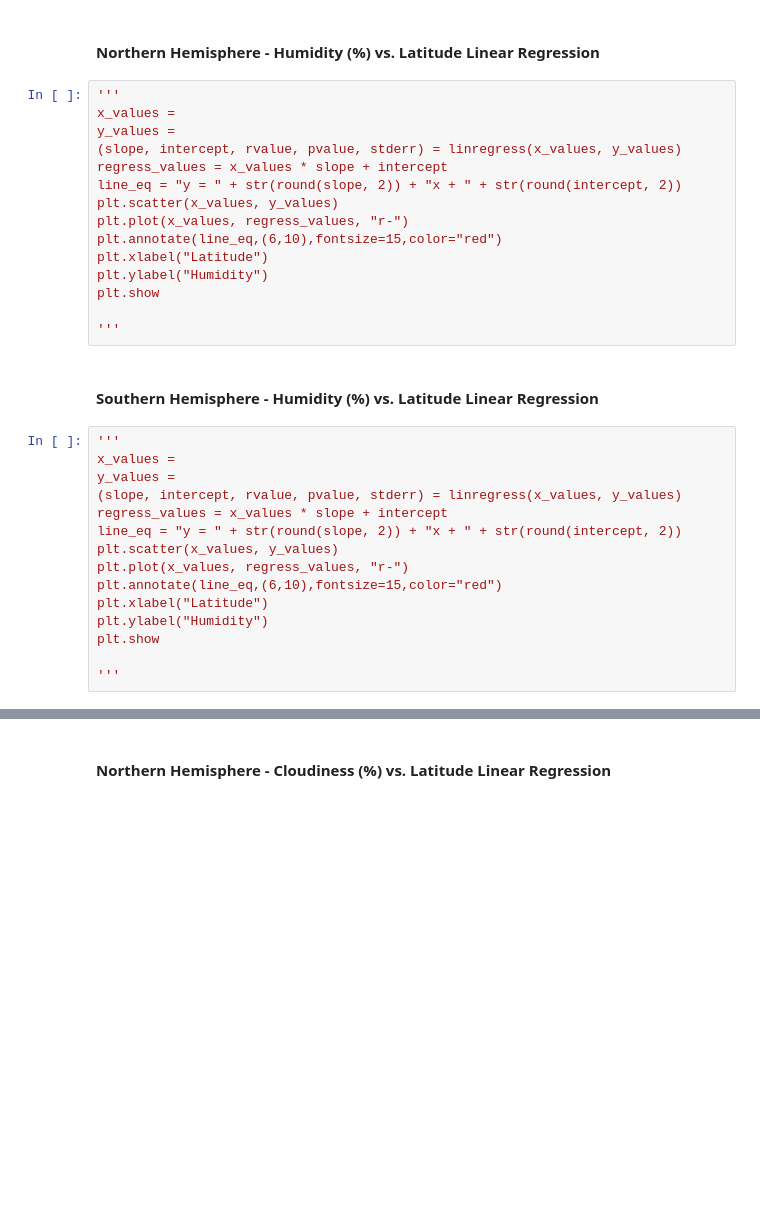
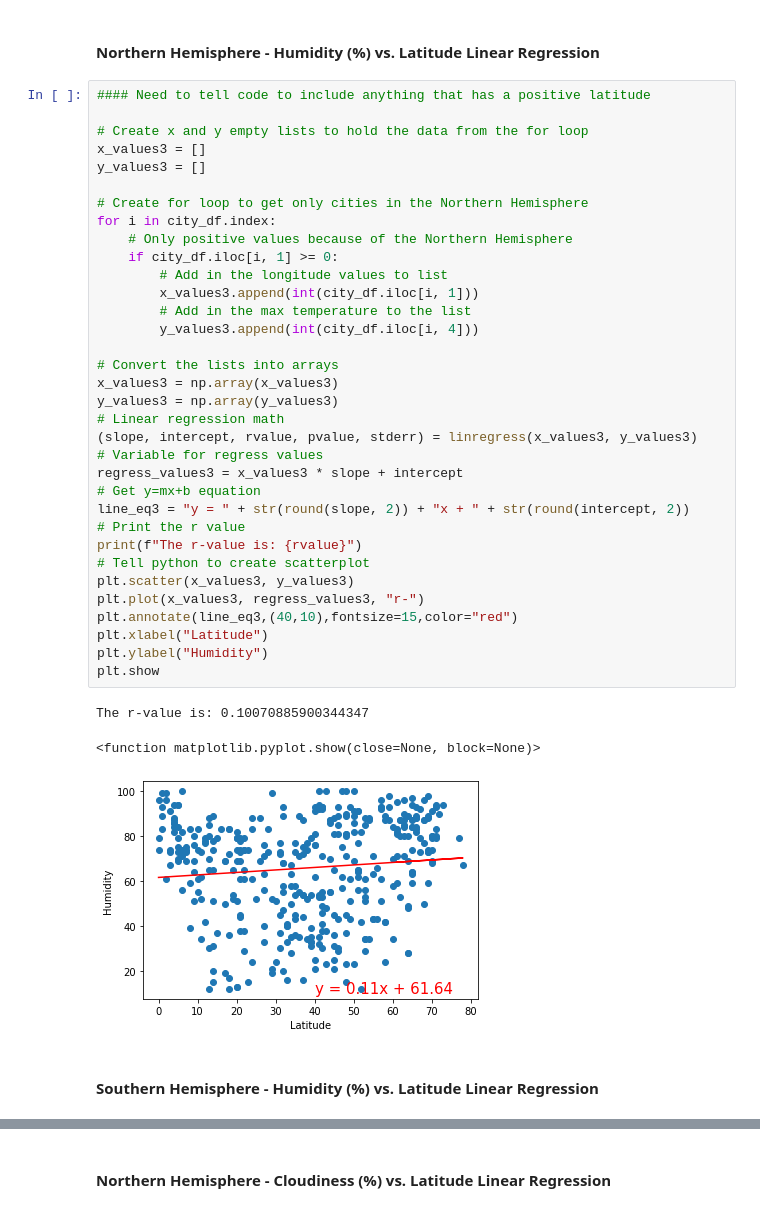
Before and after one commit to ashparra97/python-api-challenge, a Jupyter notebook: WeatherPy/WeatherPy.ipynb, the cells around one changed output, grey strips where cells are left out. Cells and saved outputs as stored; diff of their text form; blank space fills up the shorter version.

```diff
--- a/WeatherPy/WeatherPy.ipynb
+++ b/WeatherPy/WeatherPy.ipynb
@@ -260,34 +307,42 @@ plt.show
 # %% [markdown]
 ####  Northern Hemisphere - Humidity (%) vs. Latitude Linear Regression
-# %%
-'''
-x_values =
-y_values =
-(slope, intercept, rvalue, pvalue, stderr) = linregress(x_values, y_values)
-regress_values = x_values * slope + intercept
-line_eq = "y = " + str(round(slope, 2)) + "x + " + str(round(intercept, 2))
-plt.scatter(x_values, y_values)
-plt.plot(x_values, regress_values, "r-")
-plt.annotate(line_eq,(6,10),fontsize=15,color="red")
-plt.xlabel("Latitude")
-plt.ylabel("Humidity")
-plt.show
-
-'''
+# %%
+#### Need to tell code to include anything that has a positive latitude
+
+# Create x and y empty lists to hold the data from the for loop
+x_values3 = []
+y_values3 = []
+
+# Create for loop to get only cities in the Northern Hemisphere
+for i in city_df.index:
+    # Only positive values because of the Northern Hemisphere
+    if city_df.iloc[i, 1] >= 0:
+        # Add in the longitude values to list
+        x_values3.append(int(city_df.iloc[i, 1]))
+        # Add in the max temperature to the list
+        y_values3.append(int(city_df.iloc[i, 4]))
+
+# Convert the lists into arrays
+x_values3 = np.array(x_values3)
+y_values3 = np.array(y_values3)
+# Linear regression math
+(slope, intercept, rvalue, pvalue, stderr) = linregress(x_values3, y_values3)
+# Variable for regress values
+regress_values3 = x_values3 * slope + intercept
+# Get y=mx+b equation
+line_eq3 = "y = " + str(round(slope, 2)) + "x + " + str(round(intercept, 2))
+# Print the r value
+print(f"The r-value is: {rvalue}")
+# Tell python to create scatterplot
+plt.scatter(x_values3, y_values3)
+plt.plot(x_values3, regress_values3, "r-")
+plt.annotate(line_eq3,(40,10),fontsize=15,color="red")
+plt.xlabel("Latitude")
+plt.ylabel("Humidity")
+plt.show
+# %% [output]
+The r-value is: 0.10070885900344347
+<function matplotlib.pyplot.show(close=None, block=None)>
+[figure, added]
 # %% [markdown]
 ####  Southern Hemisphere - Humidity (%) vs. Latitude Linear Regression
-# %%
-'''
-x_values =
-y_values =
-(slope, intercept, rvalue, pvalue, stderr) = linregress(x_values, y_values)
-regress_values = x_values * slope + intercept
-line_eq = "y = " + str(round(slope, 2)) + "x + " + str(round(intercept, 2))
-plt.scatter(x_values, y_values)
-plt.plot(x_values, regress_values, "r-")
-plt.annotate(line_eq,(6,10),fontsize=15,color="red")
-plt.xlabel("Latitude")
-plt.ylabel("Humidity")
-plt.show
-
-'''
```
Also changed, not shown: parts of 17 cells of this notebook.
